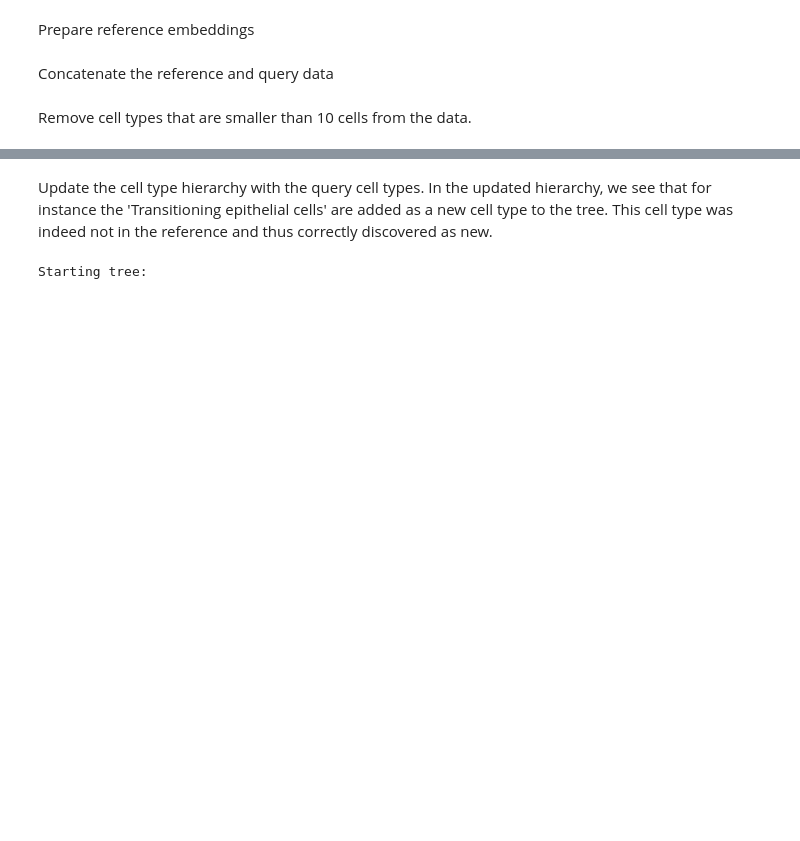
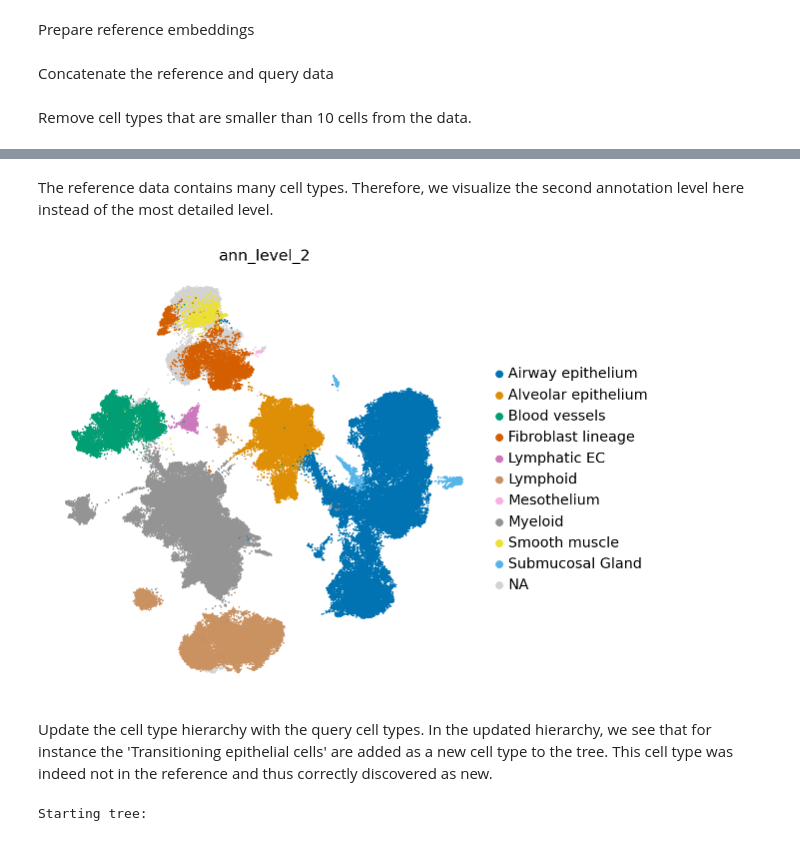
Before and after one commit to theislab/scarches, a Jupyter notebook: notebooks/treeArches_identifying_new_ct.ipynb, the cells around one changed output, grey strips where cells are left out. Drawn from its saved outputs; the diff is of its cells as text; code cells hidden in the pictures; blank space fills up the shorter version.

```diff
--- a/notebooks/treeArches_identifying_new_ct.ipynb
+++ b/notebooks/treeArches_identifying_new_ct.ipynb
@@ -76,3 +97,18 @@ View of AnnData object with n_obs × n_vars = 646445 × 30
+# %% [markdown]
+The reference data contains many cell types. Therefore, we visualize the second annotation level here instead of the most detailed level.
+# %%
+LCA_IPF_subs.obs['ann_level_2'] = LCA.obs.ann_level_2
+
+sc.pl.umap(LCA_IPF_subs, color=['ann_level_2'],
+           groups = ['Airway epithelium', 'Alveolar epithelium',
+                     'Blood vessels', 'Fibroblast lineage', 'Lymphatic EC',
+                     'Lymphoid', 'Mesothelium', 'Myeloid', 'Smooth muscle',
+                     'Submucosal Gland'],
+           frameon=False,
+           wspace=0.6, s=10, palette=sns.color_palette('colorblind', as_cmap=True)
+           )
+# %% [output]
+[figure, added]
 # %% [markdown]
 Update the cell type hierarchy with the query cell types. In the updated hierarchy, we see that for instance the 'Transitioning epithelial cells' are added as a new cell type to the tree. This cell type was indeed not in the reference and thus correctly discovered as new.
 # %%
```
Also changed, not shown: parts of 21 cells of this notebook.
